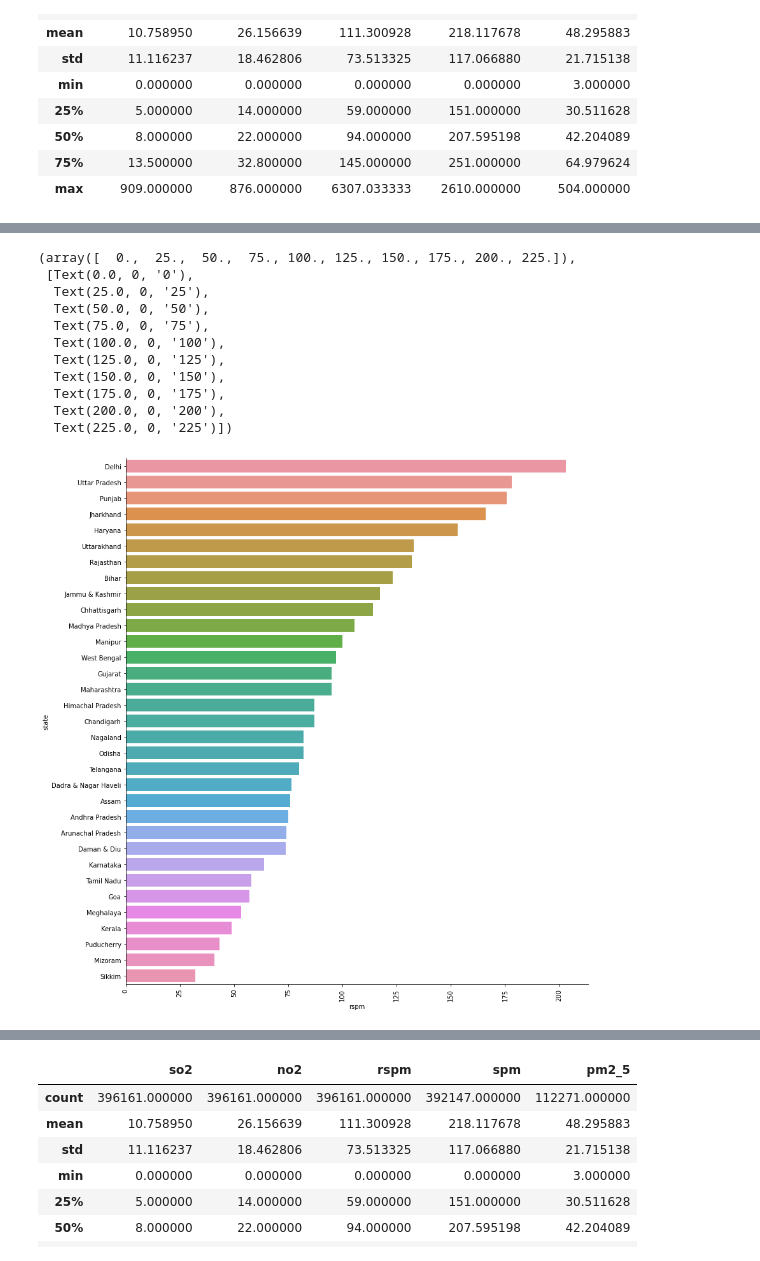
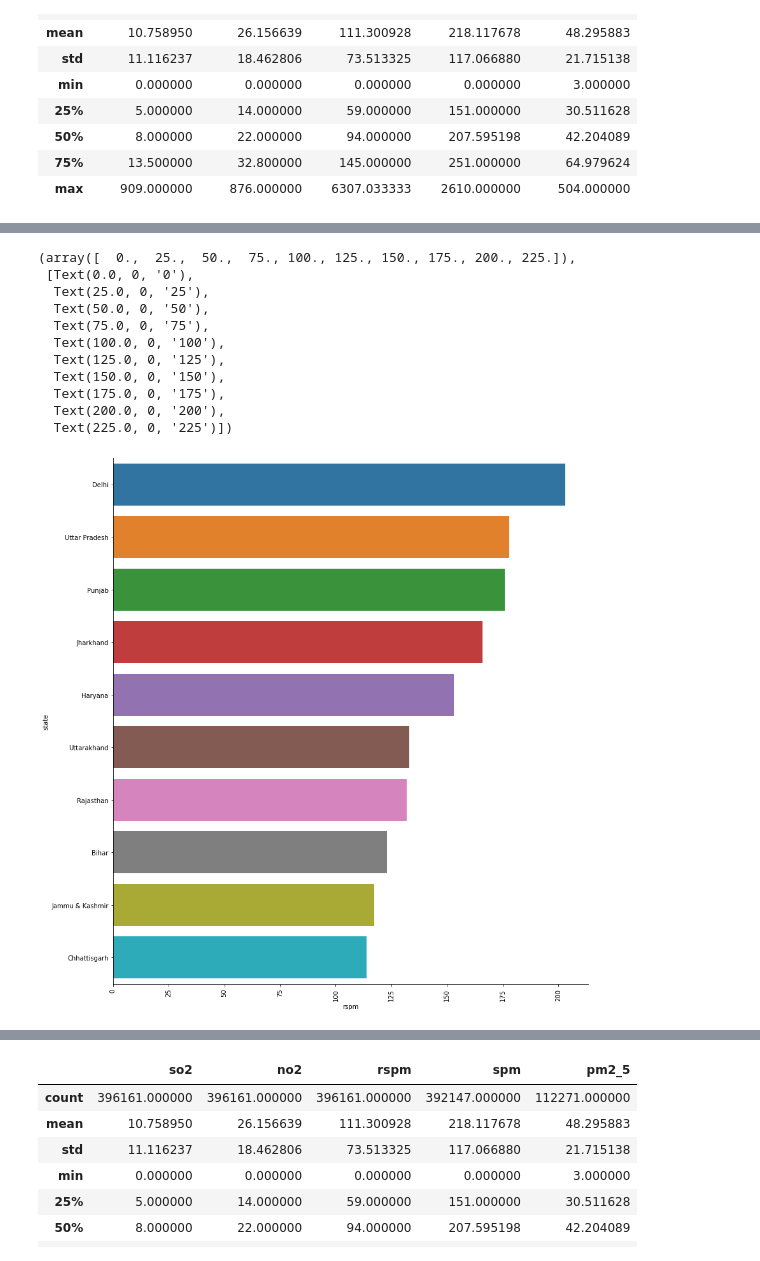
Before and after one commit to hd1801/AQI-Data-Analysis-Project, a Jupyter notebook: AQI.ipynb, the cells around one changed output, grey strips where cells are left out. Drawn from its saved outputs; the diff is of its cells as text; code cells hidden in the pictures.

```diff
--- a/AQI.ipynb
+++ b/AQI.ipynb
@@ -314,19 +314,19 @@ plt.xticks(rotation=90)
 # %%
 PM10 = data[['rspm', 'state']].groupby(['state']).median().sort_values("rspm", ascending = False)
-ax = sns.catplot(x="rspm", y=PM10.index, data=PM10, kind="bar" , height=12)
+ax = sns.catplot(x="rspm", y=PM10.head(10).index, data=PM10.head(10), kind="bar" , height=12)
 plt.xticks(rotation=90)
 # %% [output]
 (array([  0.,  25.,  50.,  75., 100., 125., 150., 175., 200., 225.]),
  [Text(0.0, 0, '0'),
   Text(25.0, 0, '25'),
   Text(50.0, 0, '50'),
   Text(75.0, 0, '75'),
   Text(100.0, 0, '100'),
   Text(125.0, 0, '125'),
   Text(150.0, 0, '150'),
   Text(175.0, 0, '175'),
   Text(200.0, 0, '200'),
   Text(225.0, 0, '225')])
-[figure, old version]
+[figure, new version]
 # %%
 spm=data[['spm', 'state']].groupby(['state']).median().sort_values("spm", ascending = False)
```
Also changed, not shown: parts of 8 cells of this notebook.
